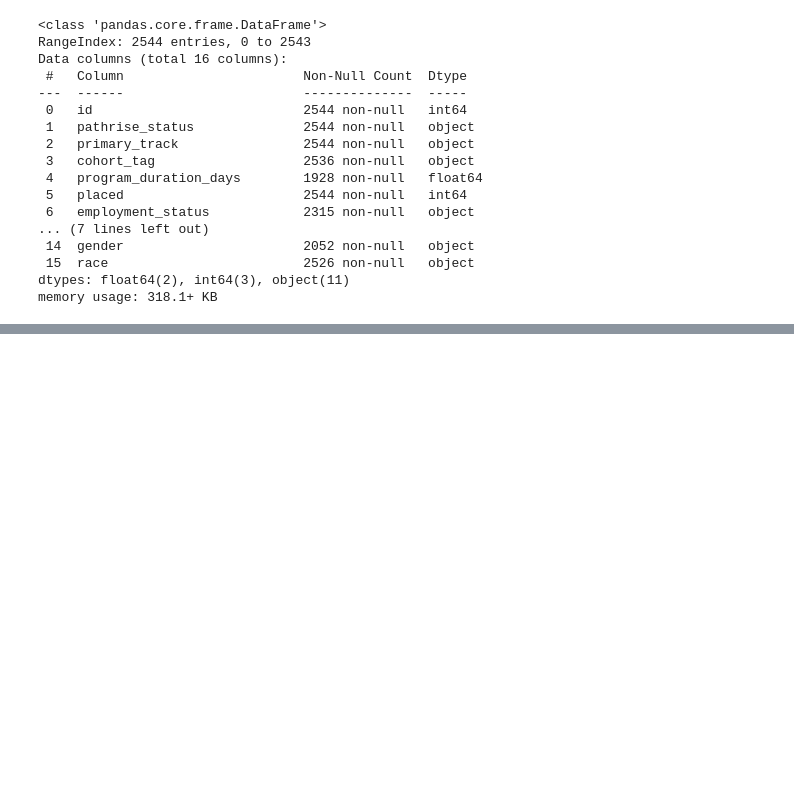
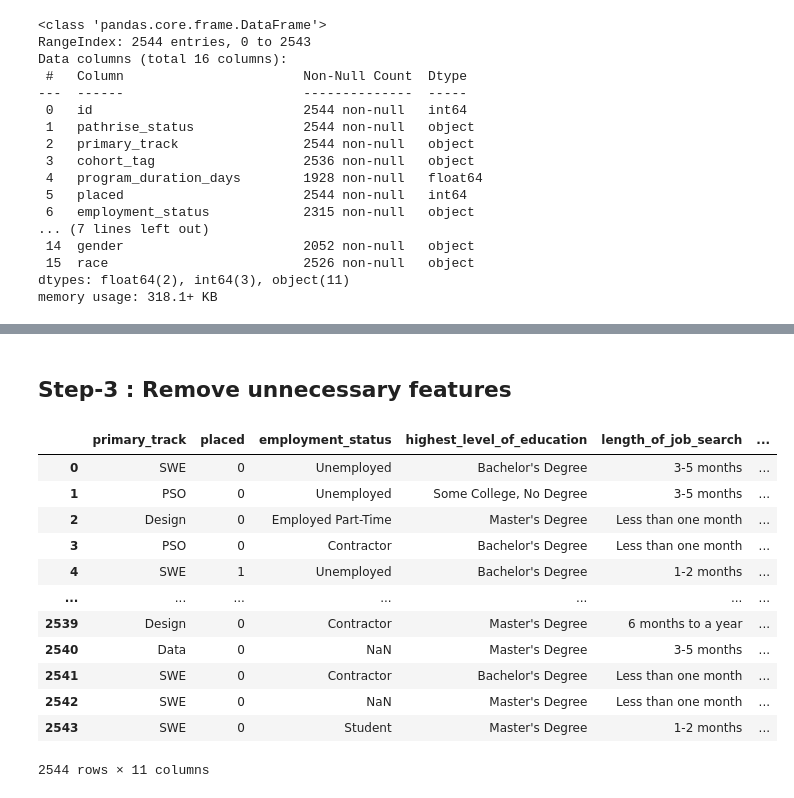
Before and after one commit to ilish65/Pathrise_project, a Jupyter notebook: pathrise.ipynb, the cells around one changed output, grey strips where cells are left out. Drawn from its saved outputs; the diff is of its cells as text; code cells hidden in the pictures; blank space fills up the shorter version.

```diff
--- a/pathrise.ipynb
+++ b/pathrise.ipynb
@@ -65,0 +159,19 @@ df.head(5)
+# %% [markdown]
+## Step-3 : Remove unnecessary features
+# %%
+df = df.drop(columns=['id', 'program_duration_days', 'work_authorization_status', 'pathrise_status', 'cohort_tag'] , axis=1)
+df
+# %% [output]
+|  | primary_track | placed | employment_status | highest_level_of_education | length_of_job_search | ... |
+| 0 | SWE | 0 | Unemployed | Bachelor's Degree | 3-5 months | ... |
+| 1 | PSO | 0 | Unemployed | Some College, No Degree | 3-5 months | ... |
+| 2 | Design | 0 | Employed Part-Time | Master's Degree | Less than one month | ... |
+| 3 | PSO | 0 | Contractor | Bachelor's Degree | Less than one month | ... |
+| 4 | SWE | 1 | Unemployed | Bachelor's Degree | 1-2 months | ... |
+| ... | ... | ... | ... | ... | ... | ... |
+| 2539 | Design | 0 | Contractor | Master's Degree | 6 months to a year | ... |
+| 2540 | Data | 0 | NaN | Master's Degree | 3-5 months | ... |
+| 2541 | SWE | 0 | Contractor | Bachelor's Degree | Less than one month | ... |
+| 2542 | SWE | 0 | NaN | Master's Degree | Less than one month | ... |
+| 2543 | SWE | 0 | Student | Master's Degree | 1-2 months | ... |
+2544 rows × 11 columns
```
Also changed, not shown: parts of 72 cells of this notebook.
